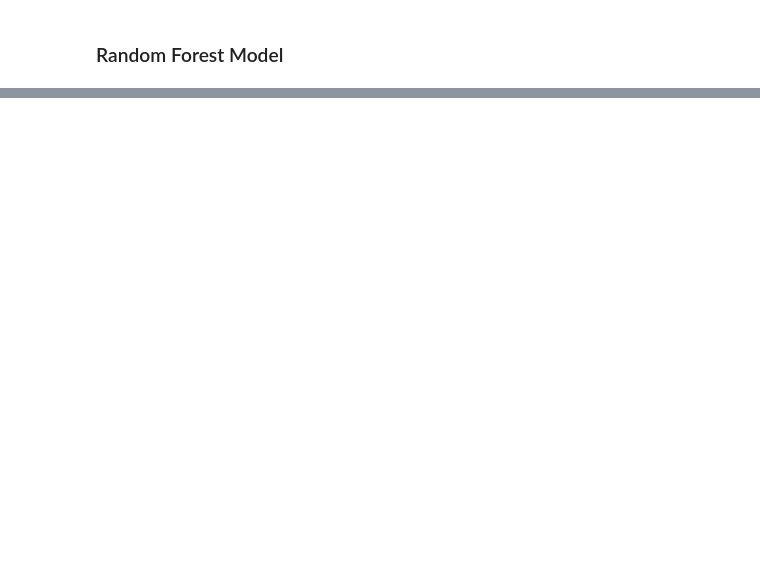
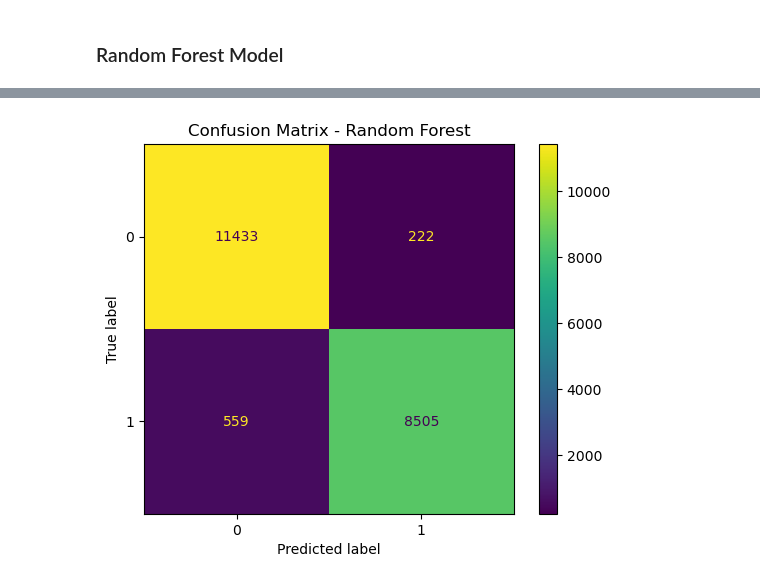
Before and after one commit to Daniel-Muruthi/airline-passenger-satisfaction, a Jupyter notebook: index.ipynb, the cells around one changed output, grey strips where cells are left out. Saved outputs shown, nothing was run; the diff lists cells and outputs as text; code cells hidden in the pictures; blank space fills up the shorter version.

```diff
--- a/index.ipynb
+++ b/index.ipynb
@@ -355,0 +398,9 @@ plt.show();
+# %%
+# Confusion Matrix for Random Forest
+cm_rf = confusion_matrix(y_test, rf_model_predict)
+cm_rf_display = ConfusionMatrixDisplay(confusion_matrix=cm_rf, display_labels=rf_model.classes_)
+cm_rf_display.plot()
+plt.title("Confusion Matrix - Random Forest")
+plt.show();
+# %% [output]
+[figure, added]
```
Also changed, not shown: parts of 5 cells of this notebook.
